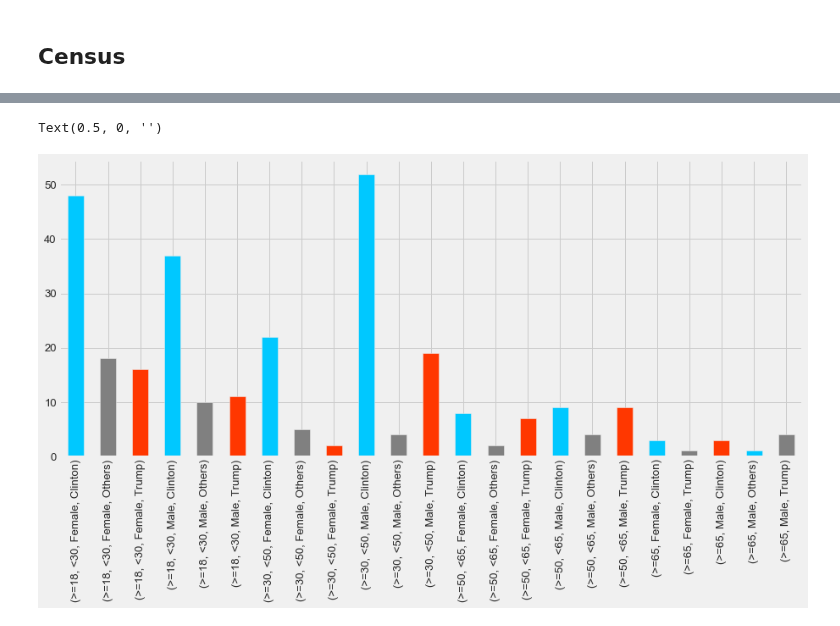
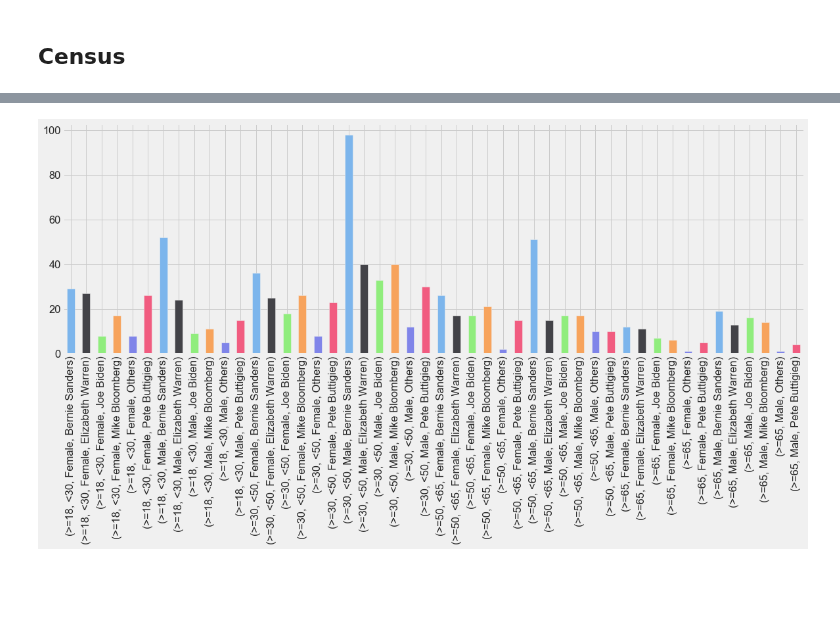
Before and after one commit to kayzhou/US_election, a Jupyter notebook: user_reweight_US.ipynb, the cells around one changed output, grey strips where cells are left out. Cells and saved outputs as stored; diff of their text form; code cells hidden in the pictures; blank space fills up the shorter version.

```diff
--- a/user_reweight_US.ipynb
+++ b/user_reweight_US.ipynb
@@ -208,11 +295,13 @@ age_range  gender  Camp
 dtype: int64
 # %%
-Kc = "#00c8ff";
-Mc = "#ff3700";
-sns.set(style="darkgrid", font_scale=1.2)
+colors = [
+'#7cb5ec', '#434348', '#90ed7d', '#f7a35c', '#8085e9', '#f15c80',
+]
+
+sns.set(style="darkgrid", font_scale=1.5)
 plt.style.use('fivethirtyeight')
-plt.figure(figsize=(14, 6))
-groups.plot.bar(color=[Kc, "grey", Mc])
+plt.figure(figsize=(18, 6))
+groups.plot.bar(color=colors)
 plt.xlabel("")
-plt.savefig("web/static/different_users_us.png", bbox_inches = 'tight', dpi=300)
+plt.savefig("../Argentina_election/web/static/US2020_age_gender_0222.png", bbox_inches = 'tight', dpi=300)
 # %% [output]
@@ -332,0 +356,4 @@ users_v3 = users_v3.dropna()
+# %%
+users_state = pd.read_csv("disk/users-location/2020-02-24.csv",
+                          usecols=["uid","state"],
+                          error_bad_lines=False).set_index("uid").dropna()
@@ -332,0 +377,3 @@ users_v3 = users_v3.dropna()
+# %%
+users_v3 = users_v2.join(users_state, how="inner")
+users_v3
@@ -350,3 +403,5 @@ Name: Camp, dtype: int64
+# %%
+users_tmp = users_v3[users_v3.state=="NV"]
 # %%
 users_tmp.Camp.value_counts()
 # %% [output]
@@ -379,14 +435,14 @@ age_range  gender  Camp
 dtype: int64
 # %%
-Kc = "#00c8ff";
-Mc = "#ff3700";
-sns.set(style="darkgrid", font_scale=1.2)
+colors = [
+'#7cb5ec', '#434348', '#90ed7d', '#f7a35c', '#8085e9', '#f15c80',
+]
+sns.set(style="darkgrid", font_scale=1.5)
 plt.style.use('fivethirtyeight')
-plt.figure(figsize=(14, 6))
-groups.plot.bar(color=[Kc, "grey", Mc])
+plt.figure(figsize=(18, 6))
+groups.plot.bar(color=colors)
 plt.xlabel("")
-# plt.savefig("web/static/different_users_us.png", bbox_inches = 'tight', dpi=300)
+plt.savefig("../Argentina_election/web/static/US2020_age_gender_NV_0222.png", bbox_inches = 'tight', dpi=300)
 # %% [output]
-Text(0.5, 0, '')
-[figure, old version]
+[figure, new version]
 # %%
```
Also changed, not shown: parts of 53 cells of this notebook, 9 other files.
